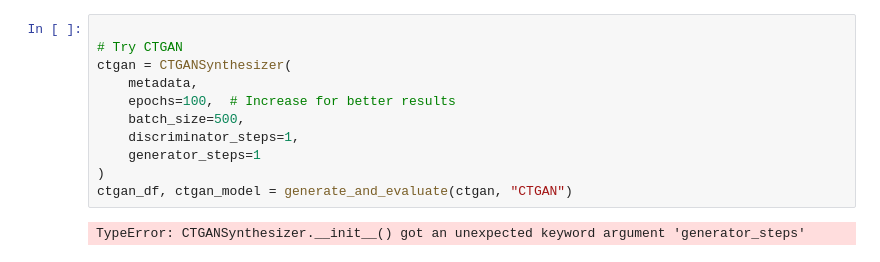
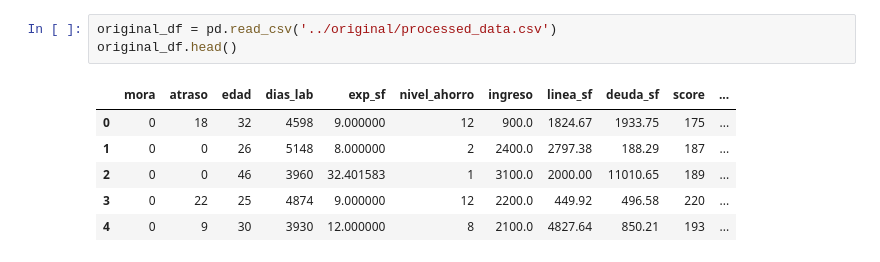
Before and after one commit to BomfimThiago/DatosSinteticos, a Jupyter notebook: synthetic/datos_gan.ipynb, the cells around one changed output. Saved outputs shown, nothing was run; the diff lists cells and outputs as text.

```diff
--- a/synthetic/datos_gan.ipynb
+++ b/synthetic/datos_gan.ipynb
@@ -252,13 +3,10 @@ def generate_and_evaluate(synthesizer, name):
-# %%
-
-# Try CTGAN
-ctgan = CTGANSynthesizer(
-    metadata,
-    epochs=100,  # Increase for better results
-    batch_size=500,
-    discriminator_steps=1,
-    generator_steps=1
-)
-ctgan_df, ctgan_model = generate_and_evaluate(ctgan, "CTGAN")
-# %% [output]
-TypeError: CTGANSynthesizer.__init__() got an unexpected keyword argument 'generator_steps'
+# %%
+original_df = pd.read_csv('../original/processed_data.csv')
+original_df.head()
+# %% [output]
+|  | mora | atraso | edad | dias_lab | exp_sf | nivel_ahorro | ingreso | linea_sf | deuda_sf | score | ... |
+| 0 | 0 | 18 | 32 | 4598 | 9.000000 | 12 | 900.0 | 1824.67 | 1933.75 | 175 | ... |
+| 1 | 0 | 0 | 26 | 5148 | 8.000000 | 2 | 2400.0 | 2797.38 | 188.29 | 187 | ... |
+| 2 | 0 | 0 | 46 | 3960 | 32.401583 | 1 | 3100.0 | 2000.00 | 11010.65 | 189 | ... |
+| 3 | 0 | 22 | 25 | 4874 | 9.000000 | 12 | 2200.0 | 449.92 | 496.58 | 220 | ... |
+| 4 | 0 | 9 | 30 | 3930 | 12.000000 | 8 | 2100.0 | 4827.64 | 850.21 | 193 | ... |
```
Also changed, not shown: parts of 15 cells of this notebook.
